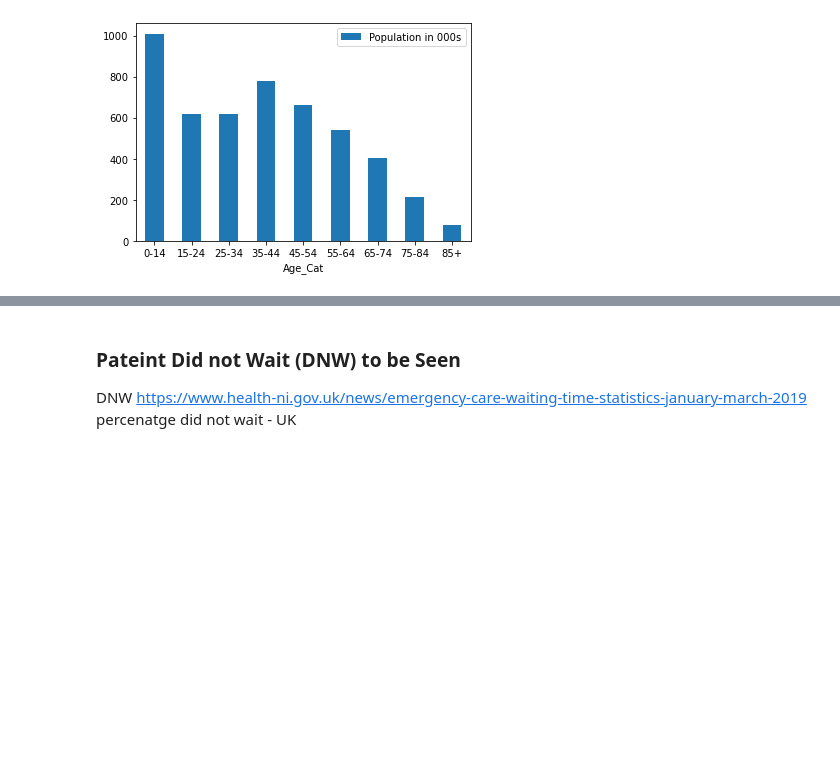
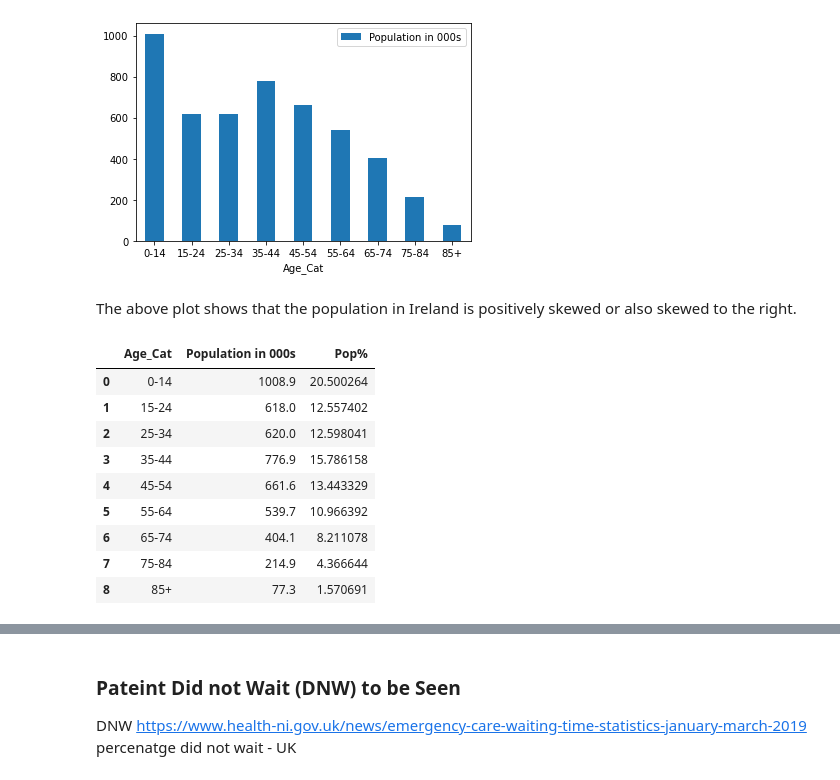
Before and after one commit to fionnmccarthy/Prog_DA_Project, a Jupyter notebook: real_world_phenomenon .ipynb, the cells around one changed output, grey strips where cells are left out. Drawn from its saved outputs; the diff is of its cells as text; code cells hidden in the pictures; blank space fills up the shorter version.

```diff
--- a/real_world_phenomenon .ipynb
+++ b/real_world_phenomenon .ipynb
@@ -56,3 +57,18 @@ df
 ax = df.plot.bar(x='Age_Cat', y='Population in 000s', rot=0)
 # %% [output]
 [figure]
+# %% [markdown]
+The above plot shows that the population in Ireland is positively skewed or also skewed to the right.
+# %%
+df
+# %% [output]
+|  | Age_Cat | Population in 000s | Pop% |
+| 0 | 0-14 | 1008.9 | 20.500264 |
+| 1 | 15-24 | 618.0 | 12.557402 |
+| 2 | 25-34 | 620.0 | 12.598041 |
+| 3 | 35-44 | 776.9 | 15.786158 |
+| 4 | 45-54 | 661.6 | 13.443329 |
+| 5 | 55-64 | 539.7 | 10.966392 |
+| 6 | 65-74 | 404.1 | 8.211078 |
+| 7 | 75-84 | 214.9 | 4.366644 |
+| 8 | 85+ | 77.3 | 1.570691 |
```
Also changed, not shown: parts of 9 cells of this notebook.
